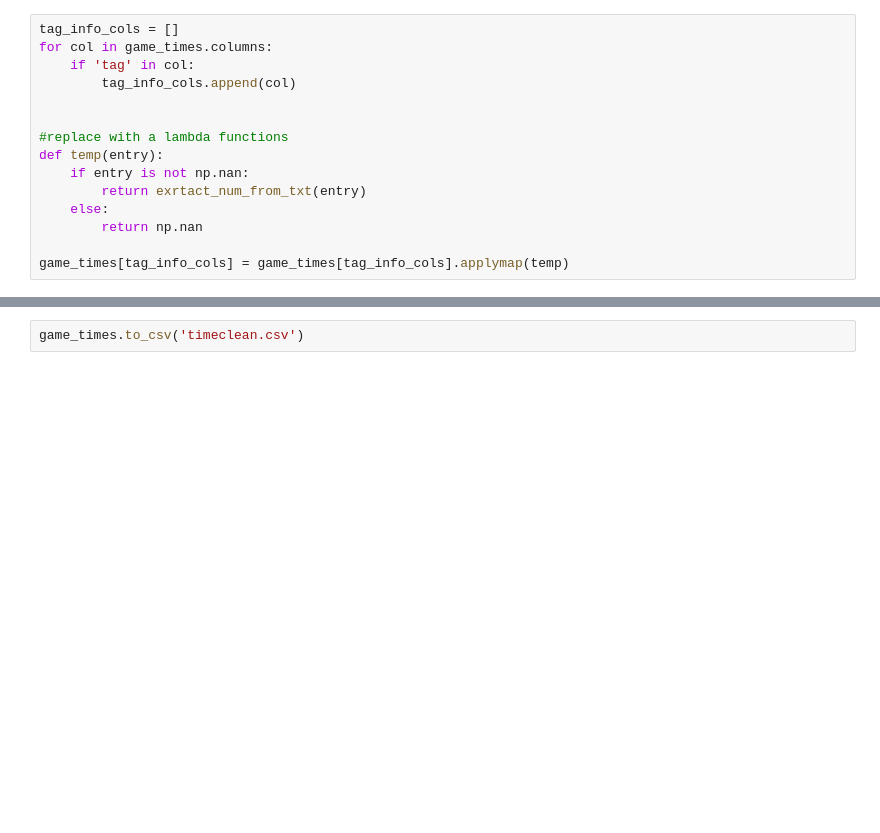
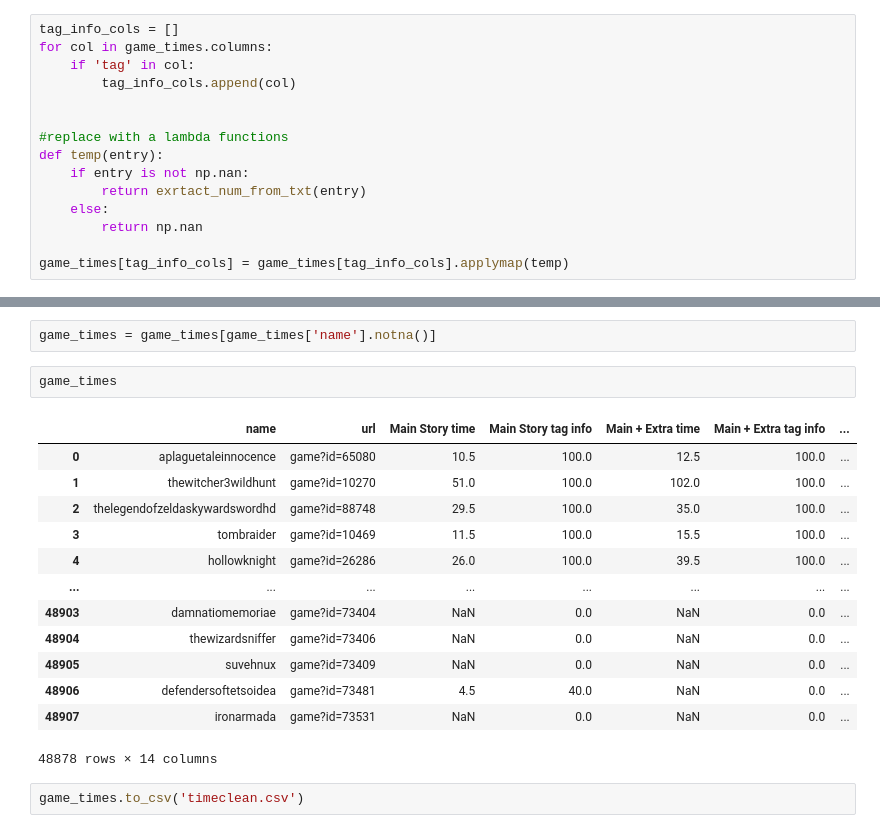
Before and after one commit to angelatsai1214/WeGame, a Jupyter notebook: WeGameReccs/AvgTime.ipynb, the cells around one changed output, grey strips where cells are left out. Saved outputs shown, nothing was run; the diff lists cells and outputs as text; blank space fills up the shorter version.

```diff
--- a/WeGameReccs/AvgTime.ipynb
+++ b/WeGameReccs/AvgTime.ipynb
@@ -156,2 +204,20 @@ game_times
+# %%
+game_times = game_times[game_times['name'].notna()]
+# %%
+game_times
+# %% [output]
+|  | name | url | Main Story time | Main Story tag info | Main + Extra time | Main + Extra tag info | ... |
+| 0 | aplaguetaleinnocence | game?id=65080 | 10.5 | 100.0 | 12.5 | 100.0 | ... |
+| 1 | thewitcher3wildhunt | game?id=10270 | 51.0 | 100.0 | 102.0 | 100.0 | ... |
+| 2 | thelegendofzeldaskywardswordhd | game?id=88748 | 29.5 | 100.0 | 35.0 | 100.0 | ... |
+| 3 | tombraider | game?id=10469 | 11.5 | 100.0 | 15.5 | 100.0 | ... |
+| 4 | hollowknight | game?id=26286 | 26.0 | 100.0 | 39.5 | 100.0 | ... |
+| ... | ... | ... | ... | ... | ... | ... | ... |
+| 48903 | damnatiomemoriae | game?id=73404 | NaN | 0.0 | NaN | 0.0 | ... |
+| 48904 | thewizardsniffer | game?id=73406 | NaN | 0.0 | NaN | 0.0 | ... |
+| 48905 | suvehnux | game?id=73409 | NaN | 0.0 | NaN | 0.0 | ... |
+| 48906 | defendersoftetsoidea | game?id=73481 | 4.5 | 40.0 | NaN | 0.0 | ... |
+| 48907 | ironarmada | game?id=73531 | NaN | 0.0 | NaN | 0.0 | ... |
+48878 rows × 14 columns
 # %%
 game_times.to_csv('timeclean.csv')
```
Also changed, not shown: parts of 11 cells of this notebook.
